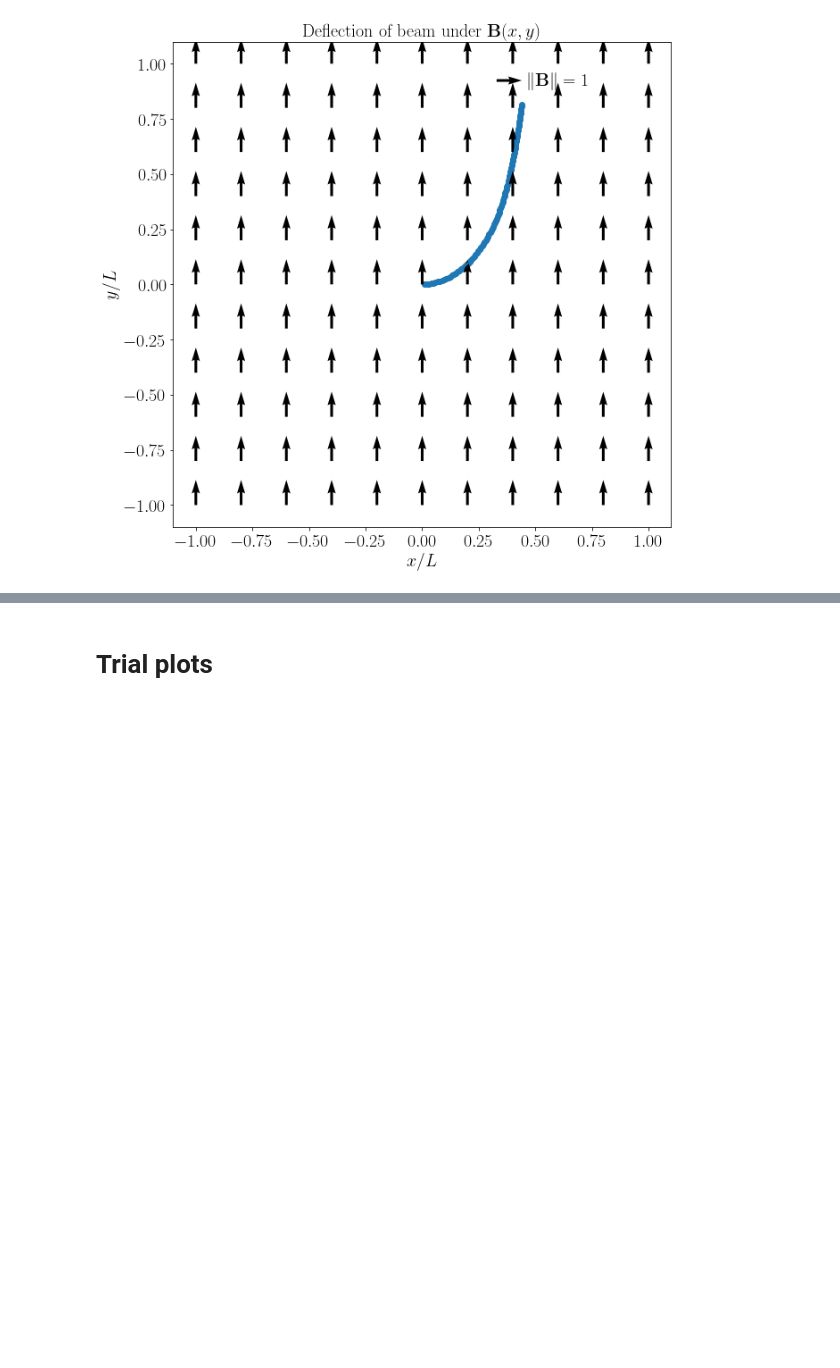
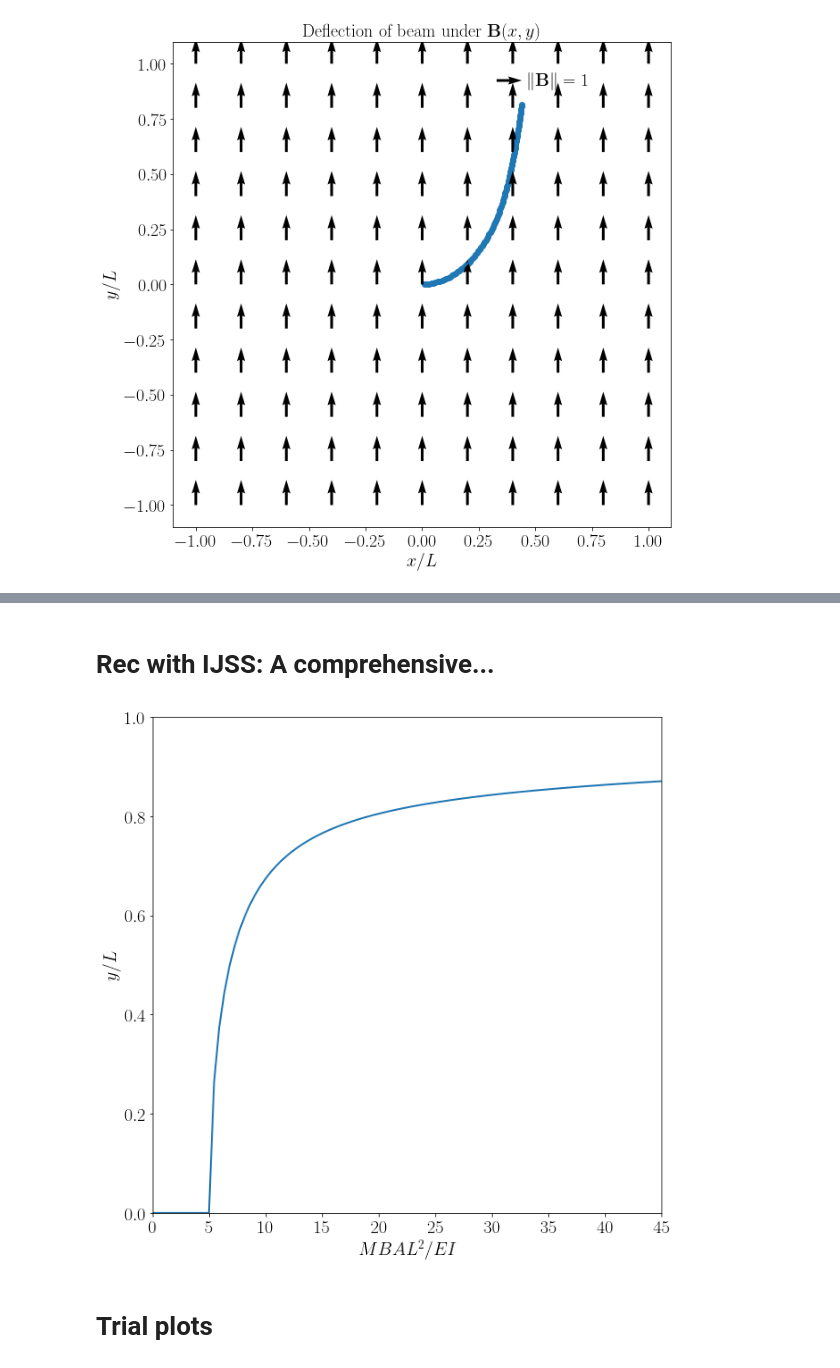
Before and after one commit to Shengduo/Magnetic_Beam, a Jupyter notebook: beam.ipynb, the cells around one changed output, grey strips where cells are left out. Drawn from its saved outputs; the diff is of its cells as text; code cells hidden in the pictures; blank space fills up the shorter version.

```diff
--- a/beam.ipynb
+++ b/beam.ipynb
@@ -284,0 +287,2 @@ uniformGradB_Beam.plot_current_position()
+# %% [markdown]
+# Rec with IJSS: A comprehensive...
@@ -285,3 +350,27 @@ uniformGradB_Beam.plot_current_position()
+# %%
+# Plot deflections vs. MABL^2 / EI
+from matplotlib import pyplot as plt
+from matplotlib import rc
+
+# Set up fonts
+rc('font',**{'family':'sans-serif','sans-serif':['Helvetica']})
+## for Palatino and other serif fonts use:
+#rc('font',**{'family':'serif','serif':['Palatino']})
+rc('text', usetex=True)
+plt.rc('text', usetex=True)
+plt.rc('font', family='serif')
+fsize = 20
+
+fig, ax = plt.subplots(ncols=1, nrows=1, figsize=[10, 10])
+ax.plot(plot_X_grid, deflections, linewidth=2.0)
+ax.set_xlabel("$MBAL^2 / EI$", fontsize=fsize)
+ax.set_ylabel("$y / L$", fontsize=fsize)
+ax.set_xlim([0, 45])
+ax.set_ylim([0, 1])
+ax.tick_params(axis='both', which='major', labelsize=fsize)
+fig.show()
+# %% [output]
+[figure, added]
 # %% [markdown]
 # Trial plots
 # %%
```
Also changed, not shown: parts of 5 cells of this notebook.
